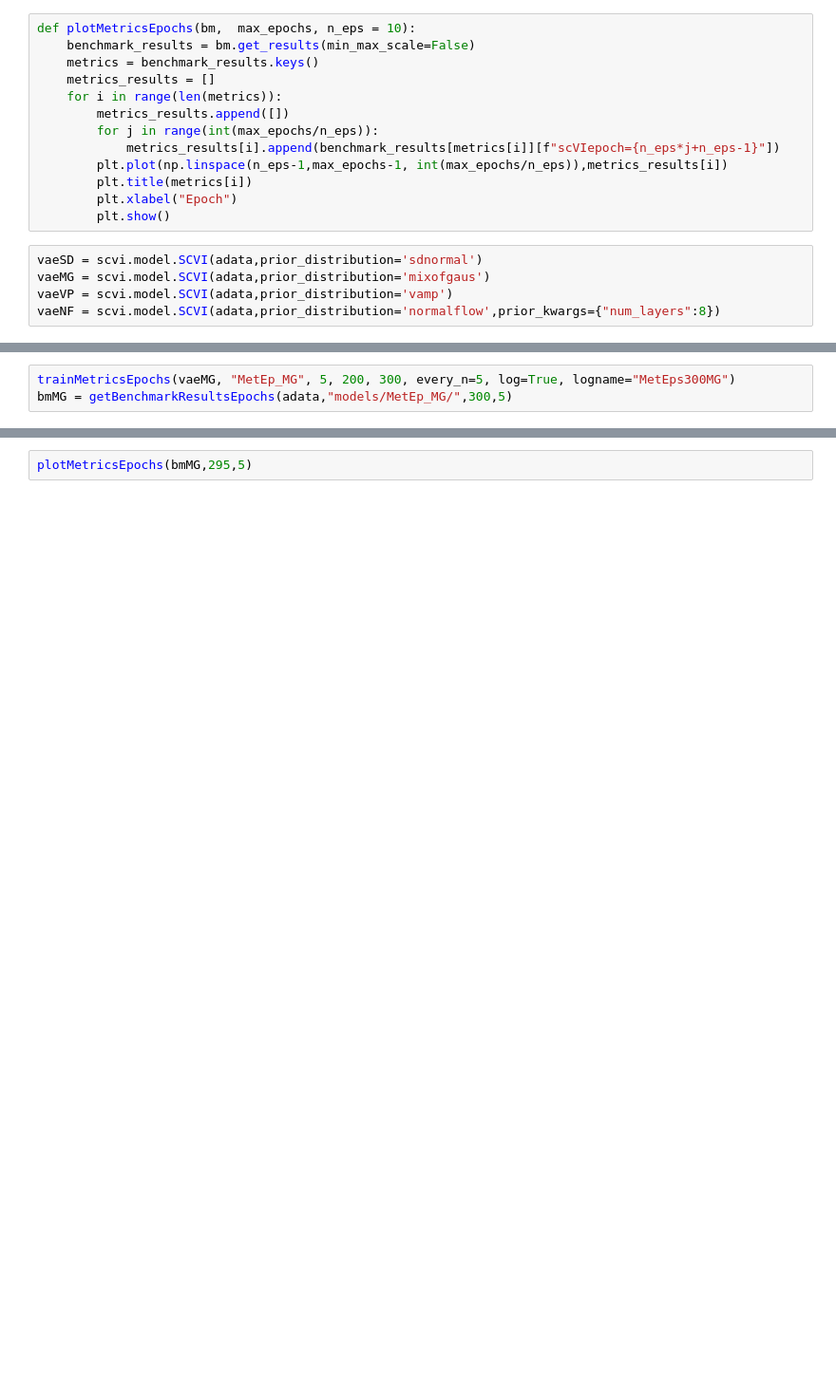
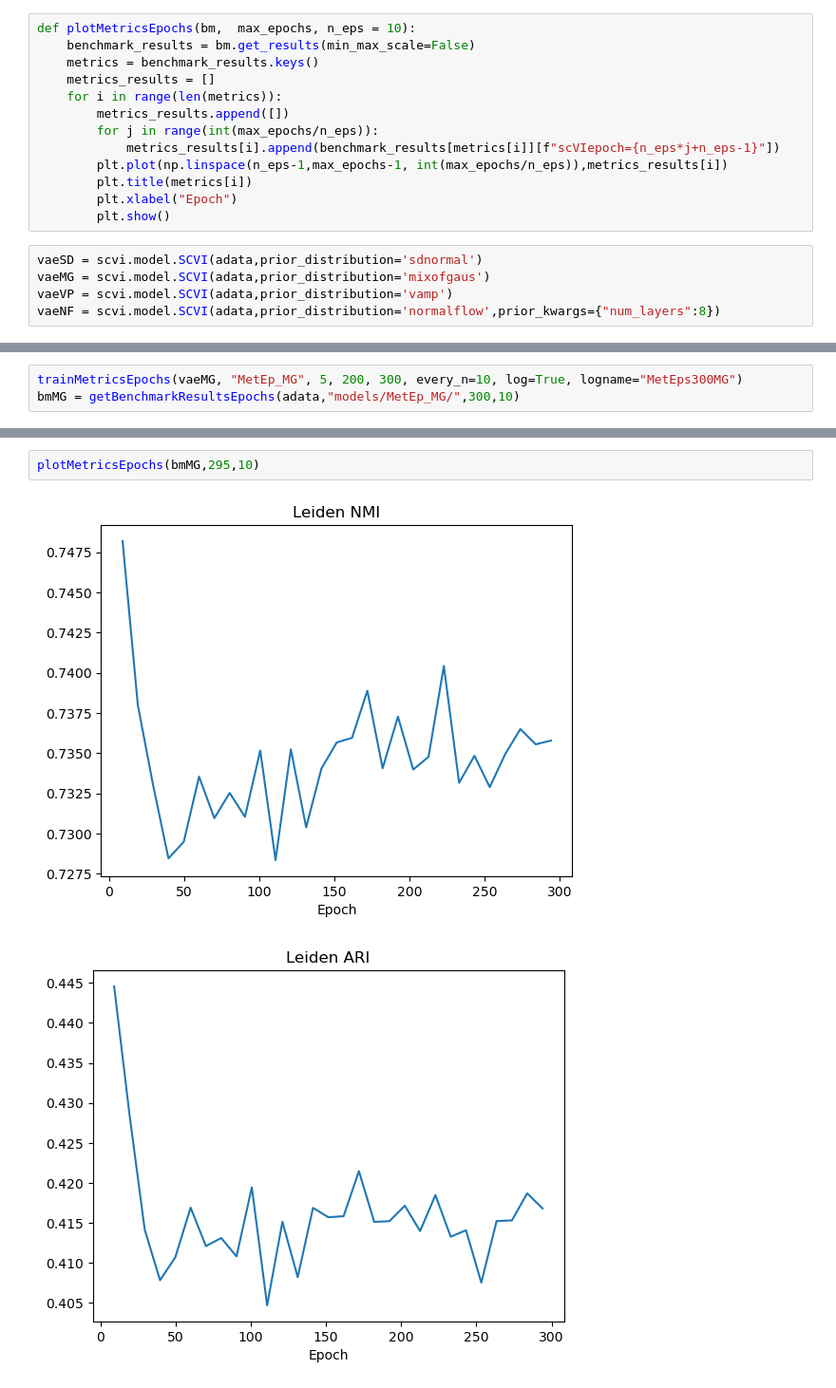
Before and after one commit to LeanderDiazBone/BachelorThesis, a Jupyter notebook: metaExperiments/metrics_epochs_losses.ipynb, the cells around one changed output, grey strips where cells are left out. Shown at 95% size. Cells and saved outputs as stored; diff of their text form; blank space fills up the shorter version.

```diff
--- a/metaExperiments/metrics_epochs_losses.ipynb
+++ b/metaExperiments/metrics_epochs_losses.ipynb
@@ -109,6 +93,6 @@ plotMetricsEpochs(bmSD,295,5)
 # %%
-trainMetricsEpochs(vaeMG, "MetEp_MG", 5, 200, 300, every_n=5, log=True, logname="MetEps300MG")
-bmMG = getBenchmarkResultsEpochs(adata,"models/MetEp_MG/",300,5)
+trainMetricsEpochs(vaeMG, "MetEp_MG", 5, 200, 300, every_n=10, log=True, logname="MetEps300MG")
+bmMG = getBenchmarkResultsEpochs(adata,"models/MetEp_MG/",300,10)
 # %% [output]
 GPU available: True (cuda), used: True
 TPU available: False, using: 0 TPU cores
@@ -130,2 +112,5 @@ INFO     File models/MetEp_MG/epoch=549/model.pt already downloaded
 # %%
-plotMetricsEpochs(bmMG,295,5)
+plotMetricsEpochs(bmMG,295,10)
+# %% [output]
+[figure, added]
+[figure, added]
```
Also changed, not shown: parts of 10 cells of this notebook, 19 other files.
